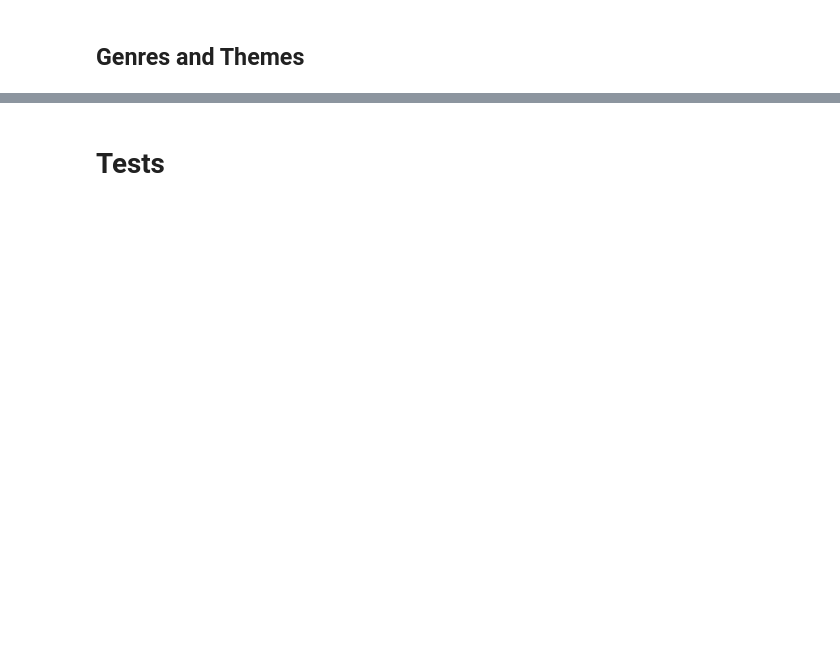
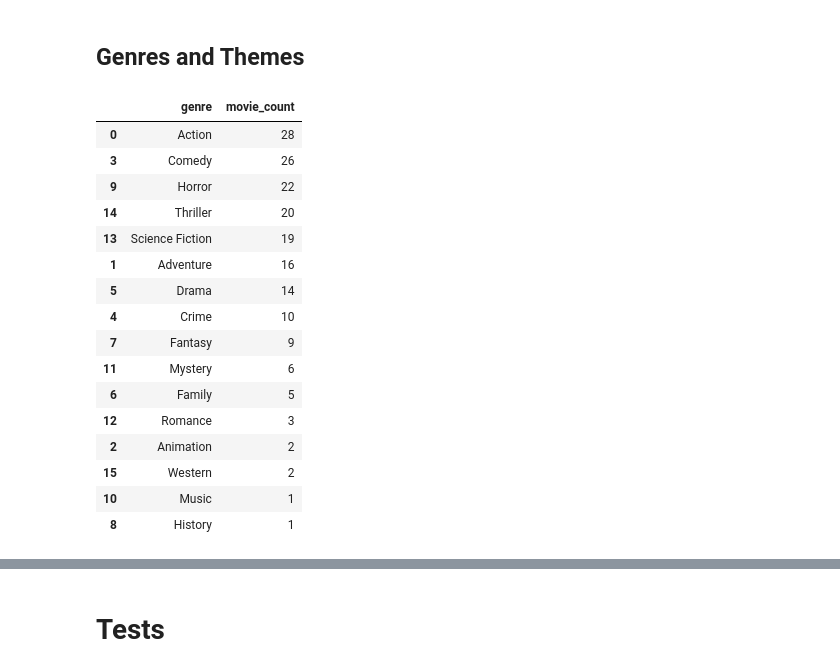
Before and after one commit to oextraordimario/letterboxd_analysis, a Jupyter notebook: movies_analysis.ipynb, the cells around one changed output, grey strips where cells are left out. Drawn from its saved outputs; the diff is of its cells as text; code cells hidden in the pictures; blank space fills up the shorter version.

```diff
--- a/movies_analysis.ipynb
+++ b/movies_analysis.ipynb
@@ -389,2 +472,46 @@ df_crew_secondaryroles.loc[df_crew_secondaryroles['movie_count'] > 2].sort_value
 # %% [markdown]
 ## Genres and Themes
+# %%
+df_gthemes['movie_count'] = df_gthemes.groupby('value')['value'].transform('count')
+# %%
+genres = [
+    'Adventure',
+    'Family',
+    'Drama',
+    'Comedy',
+    'Fantasy',
+    'Action',
+    'Horror',
+    'Mystery',
+    'Thriller',
+    'Science Fiction',
+    'Crime',
+    'Western',
+    'Animation',
+    'History',
+    'Romance',
+    'Music'
+]
+
+df_genres = df_gthemes.loc[df_gthemes['value'].isin(genres)].rename(columns={'value': 'genre'})
+df_themes = df_gthemes.loc[~df_gthemes['value'].isin(genres)].rename(columns={'value': 'theme'})
+# %%
+df_genres.groupby('genre')[['movie_count']].max().reset_index().sort_values('movie_count', ascending=False)
+# %% [output]
+|  | genre | movie_count |
+| 0 | Action | 28 |
+| 3 | Comedy | 26 |
+| 9 | Horror | 22 |
+| 14 | Thriller | 20 |
+| 13 | Science Fiction | 19 |
+| 1 | Adventure | 16 |
+| 5 | Drama | 14 |
+| 4 | Crime | 10 |
+| 7 | Fantasy | 9 |
+| 11 | Mystery | 6 |
+| 6 | Family | 5 |
+| 12 | Romance | 3 |
+| 2 | Animation | 2 |
+| 15 | Western | 2 |
+| 10 | Music | 1 |
+| 8 | History | 1 |
```
Also changed, not shown: parts of 7 cells of this notebook.
